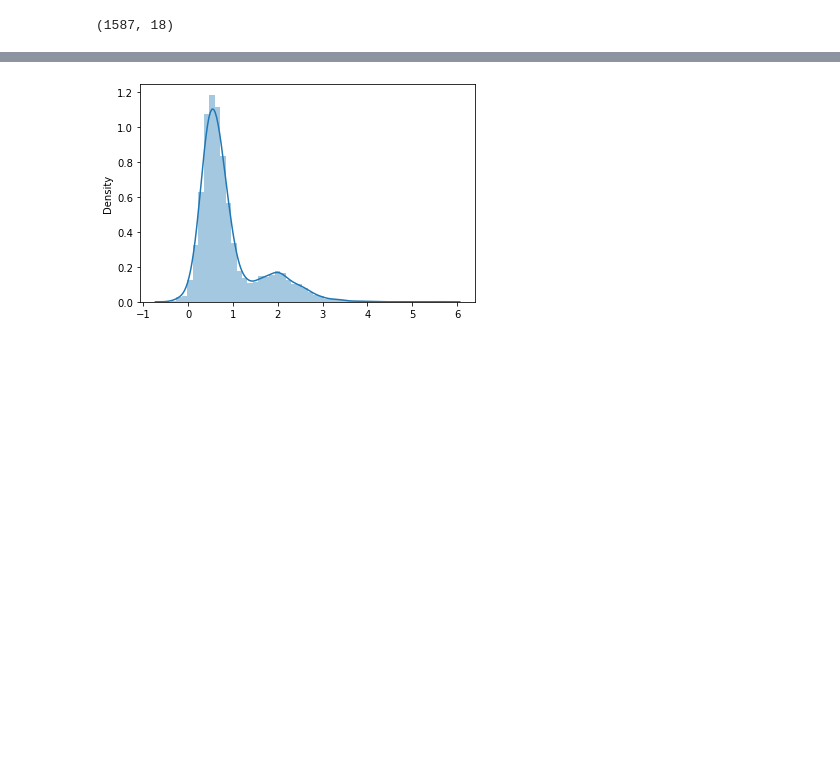
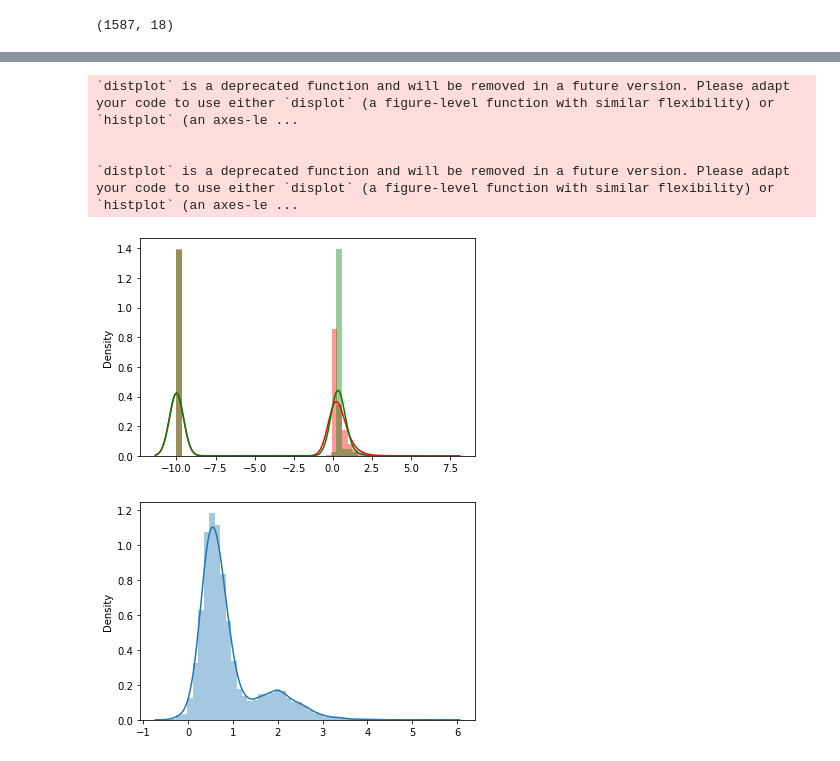
Before and after one commit to Max1428/Kaggle_Covid_Vaccine, a Jupyter notebook: Prototype.ipynb, the cells around one changed output, grey strips where cells are left out. Saved outputs shown, nothing was run; the diff lists cells and outputs as text; code cells hidden in the pictures; blank space fills up the shorter version.

```diff
--- a/Prototype.ipynb
+++ b/Prototype.ipynb
@@ -71,6 +124,6 @@ def merge_inputs(inputs, length):
     return np.asarray(output)
 # %%
-inputs_simple = merge_inputs(inputs, 68)
+inputs_simple = merge_inputs(inputs)
 # %%
 inputs_simple.shape
 # %% [output]
@@ -405,0 +470,37 @@ ________________________________________________________________________________
+# %%
+#masking_func = lambda inputs, previous_mask: previous_mask
+
+opt = tf.optimizers.Adam(learning_rate=0.01) #default = 0.001
+
+inputs = keras.layers.Input(shape=(130,14))      #Input shape a revoir
+
+mask = keras.layers.Masking(mask_value=np.float32(-10))(inputs)
+features = keras.layers.LSTM(5, activation='relu', return_sequences=True)(mask)
+features = keras.layers.LSTM(5, activation='relu', return_sequences=True)(features)
+features = keras.layers.LSTM(5, activation='relu', return_sequences=True)(features)
+
+features = keras.layers.Flatten()(features)
+
+features = keras.layers.Dense(20, activation=('relu'))(features)
+features = keras.layers.Dropout(rate=0.3)(features)
+
+
+first_pred = keras.layers.Dense(130, name="reactivity")(features) #regression pour "reactivity"
+#first_out = keras.layers.Lambda(lambda first_pred: first_pred[:, :], mask=masking_func)(first_pred)
+second_pred = keras.layers.Dense(130, name="deg_Mg_pH10")(features)  #regression pour "ph"
+#second_out = keras.layers.Lambda(lambda second_pred: second_pred[:, :], mask=masking_func)(second_pred)
+third_pred = keras.layers.Dense(130, name="deg_Mg_50C")(features)
+#third_out = keras.layers.Lambda(lambda third_pred: third_pred[:, :], mask=masking_func)(third_pred)
+fourth_pred = keras.layers.Dense(130, name="deg_pH10")(features)
+#fourth_out = keras.layers.Lambda(lambda fourth_pred: fourth_pred[:, :], mask=masking_func)(fourth_pred)
+fifth_pred = keras.layers.Dense(130, name="deg_50C")(features)
+#fifth_out = keras.layers.Lambda(lambda fifth_pred: fifth_pred[:, :], mask=masking_func)(fifth_pred)
+
+
+RNN = keras.Model(
+    inputs=inputs,
+    #outputs=[first_out, second_out, third_out, fourth_out, fifth_out],
+    outputs=[first_pred, second_pred, third_pred, fourth_pred, fifth_pred],
+)
+RNN.compile(optimizer=opt, loss='mse', metrics=[keras.metrics.RootMeanSquaredError()])
+RNN.summary()
@@ -601,3 +711,13 @@ plt.show()
+# %%
+sns.distplot(expected_results[:,:,0], color='red')
+sns.distplot(predicted[0], color='green')
+plt.show()
+# %% [output]
+`distplot` is a deprecated function and will be removed in a future version. Please adapt your code to use either `displot` (a figure-level function with similar flexibility) or `histplot` (an axes-le ...
+
+
+`distplot` is a deprecated function and will be removed in a future version. Please adapt your code to use either `displot` (a figure-level function with similar flexibility) or `histplot` (an axes-le ...
+[figure, added]
 # %%
 sns.distplot(expected_results[:,0])
 plt.show()
```
Also changed, not shown: parts of 33 cells of this notebook.
